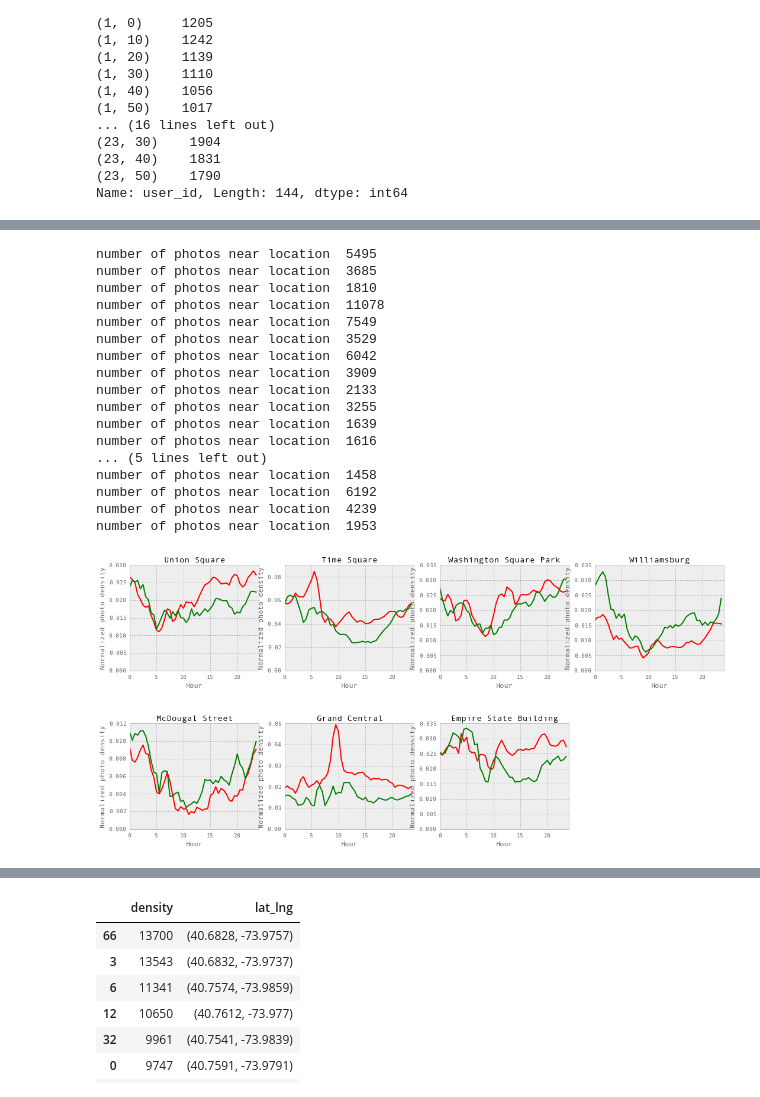
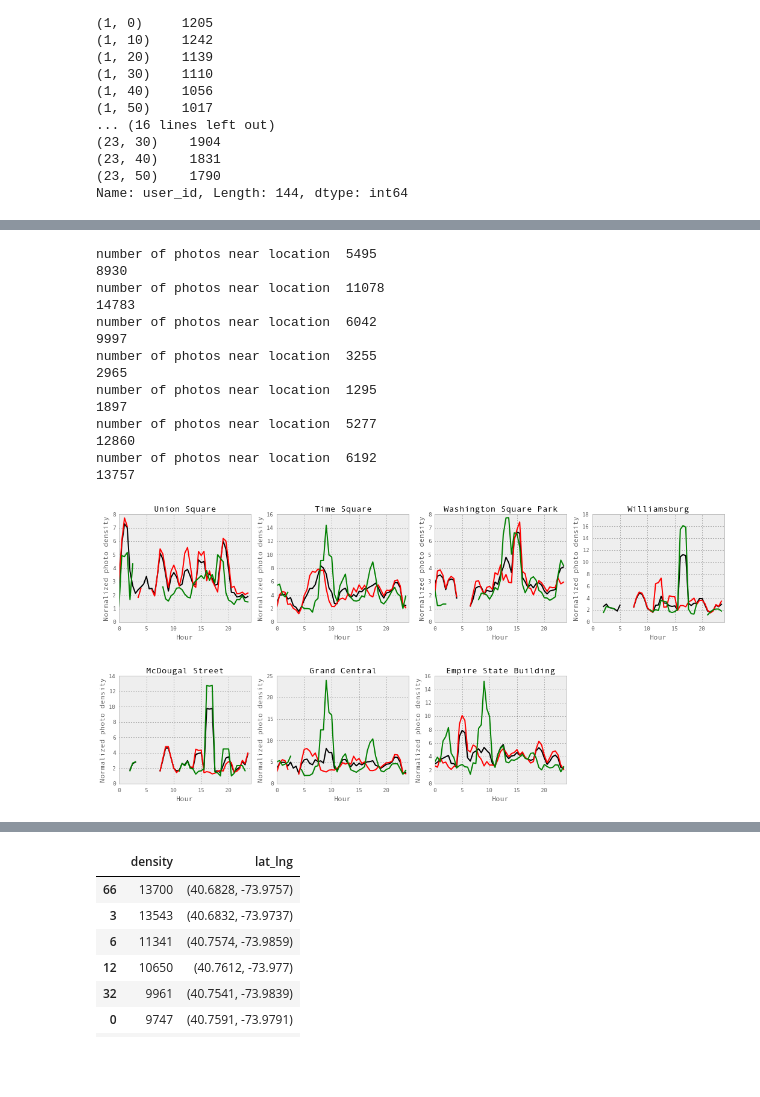
Before and after one commit to helenaxwang/AveNeue, a Jupyter notebook: analyze_flickr.py.ipynb, the cells around one changed output, grey strips where cells are left out. Saved outputs shown, nothing was run; the diff lists cells and outputs as text; code cells hidden in the pictures; blank space fills up the shorter version.

```diff
--- a/analyze_flickr.py.ipynb
+++ b/analyze_flickr.py.ipynb
@@ -158,7 +158,7 @@ photos2.head()
 
 from datetime import datetime
 #from dateutil.parser import parse
-photos2.index = pd.to_datetime(photo_df['date_taken'])
+photos2.index = pd.to_datetime(photos2['date_taken'])
 # %% [output]
 |  | Id | Lat | Lng | accuracy | date_taken | date_uploaded | device | page_url | user_id | user_name | ... |
 | 0 | 10000004823 | 40.6977 | -73.9907 | 16 | 2013-09-29 10:30:57 | 1380465057 |  | http://www.flickr.com/photos/9480... | 94802649@N00 | WIlly+Volk | ... |
@@ -262,0 +297,16 @@ plt.plot(time_axis,hour_all_weekend,'g')
+# %%
+# get all the flicker favorites
+with db:
+    cur = db.cursor(mdb.cursors.DictCursor)
+    cmd = "SELECT * FROM flickr_favorites RIGHT JOIN flickr_yahoo_nyc2 ON flickr_favorites.Id = flickr_yahoo_nyc2.Id"
+    cur.execute(cmd)
+    results = cur.fetchall()
+results = pd.DataFrame(results)
+results.shape
+
+del photos2['Fav']
+print results.shape
+results2 = results[['Fav','Id','cluster_label']]
+results2.columns = ['Fav','id','cluster_label']
+temp = pd.merge(photos2,results2,on = 'id',how='left')
+photos2['Fav'] = temp['Fav'].values
@@ -283,49 +383,68 @@ ax = fig.add_subplot(111)
 #colors = ['b','r','g','m','k']
 color = 'k'
 locidx = range(0,7)#range(5,6)
+
 for i,loc in zip(locidx,allLocs[0:7]):
     #fig.suptitle(allLocNames[i], fontsize=14, fontweight='bold')
     plt.subplot(2,4,i+1)
 
     if normalize:
         hour_loc = get_hour_mean(photos2,loc,normalize=normalize)/hour_all_normalized
+
     else:
         hour_loc = get_hour_mean(photos2,loc,normalize=normalize)/hour_all
-        hour_loc_weekday = get_hour_mean(photos2.ix[photos2['dayofweek']<5],loc,normalize=normalize)/hour_all_weekday
-        hour_loc_weekend = get_hour_mean(photos2.ix[photos2['dayofweek']>=5],loc,normalize=normalize)/hour_all_weekend
+        favorites_loc = get_favcounts_sql(db, loc, radius=0.01)
+        favorites_loc['dayofweek'] = favorites_loc.index.dayofweek
+
+        favorites_loc_weekday = favorites_loc.Fav[(favorites_loc['Fav']>0) & (favorites_loc['dayofweek']<5)]\
+        .groupby(lambda x: (x.hour, x.minute)).mean()/normalizer#/fav_all_weekday
+
+        favorites_loc_weekend = favorites_loc.Fav[(favorites_loc['Fav']>0) & (favorites_loc['dayofweek']>=5)]\
+        .groupby(lambda x: (x.hour, x.minute)).mean()/normalizer#/fav_all_weekend
+
+        favorites_loc = favorites_loc.Fav[favorites_loc.Fav>0].groupby(lambda x: (x.hour, x.minute)).mean()/normalizer#/favorites_all
+
+        #hour_loc2 = get_hour_mean(photos2,loc,radius=0.01,normalize=normalize)/hour_all
+        #hour_loc_weekday = get_hour_mean(photos2.ix[photos2['dayofweek']<5],loc,normalize=normalize)/hour_all_weekday
+        #hour_loc_weekend = get_hour_mean(photos2.ix[photos2['dayofweek']>=5],loc,normalize=normalize)/hour_all_weekend
 
     if smooth:
         hour_loc = movingaverage2(hour_loc,3)
-        hour_loc_weekday = movingaverage2(hour_loc_weekday,3)
-        hour_loc_weekend = movingaverage2(hour_loc_weekend,3)
+        favorites_loc = movingaverage2(favorites_loc,3)
+        favorites_loc_weekday = movingaverage2(favorites_loc_weekday,3)
+        favorites_loc_weekend = movingaverage2(favorites_loc_weekend,3)
+        #hour_loc2 = movingaverage2(hour_loc2,3)
+        #hour_loc_weekday = movingaverage2(hour_loc_weekday,3)
+        #hour_loc_weekend = movingaverage2(hour_loc_weekend,3)
 
     #plt.plot(time_axis,hour_loc,color,linewidth=2, label=allLocNames[i])
-    plt.plot(time_axis,hour_loc_weekday,'r',linewidth=2)
-    plt.plot(time_axis,hour_loc_weekend,'g',linewidth=2)
+    plt.plot(time_axis,favorites_loc,color,linewidth=2, label=allLocNames[i])
+    plt.plot(time_axis,favorites_loc_weekday,'r',linewidth=2)
+    plt.plot(time_axis,favorites_loc_weekend,'g',linewidth=2)
+    #plt.plot(time_axis,hour_loc2,'r',linewidth=2, label=allLocNames[i])
+    #plt.plot(time_axis,hour_loc_weekday,'r',linewidth=2)
+    #plt.plot(time_axis,hour_loc_weekend,'g',linewidth=2)
     plt.xlim([0,24])
     plt.ylim(ymin=0)
     plt.xlabel('Hour',fontsize=12)
     plt.ylabel('Normalized photo density',fontsize=12)
     plt.title(allLocNames[i])
     #plt.legend(loc='best')
     #fig.set_size_inches(6,4)
     #plt.savefig('plots/empire.png',dpi=100)
 # %% [output]
 number of photos near location  5495
-number of photos near location  3685
-number of photos near location  1810
+8930
 number of photos near location  11078
-number of photos near location  7549
-number of photos near location  3529
+14783
 number of photos near location  6042
-number of photos near location  3909
-number of photos near location  2133
+9997
 number of photos near location  3255
-number of photos near location  1639
-number of photos near location  1616
-... (5 lines left out)
-number of photos near location  1458
+2965
+number of photos near location  1295
+1897
+number of photos near location  5277
+12860
 number of photos near location  6192
-number of photos near location  4239
-number of photos near location  1953
+13757
-[figure, old version]
+[figure, new version]
```
Also changed, not shown: parts of 22 cells of this notebook, 1 other file.
